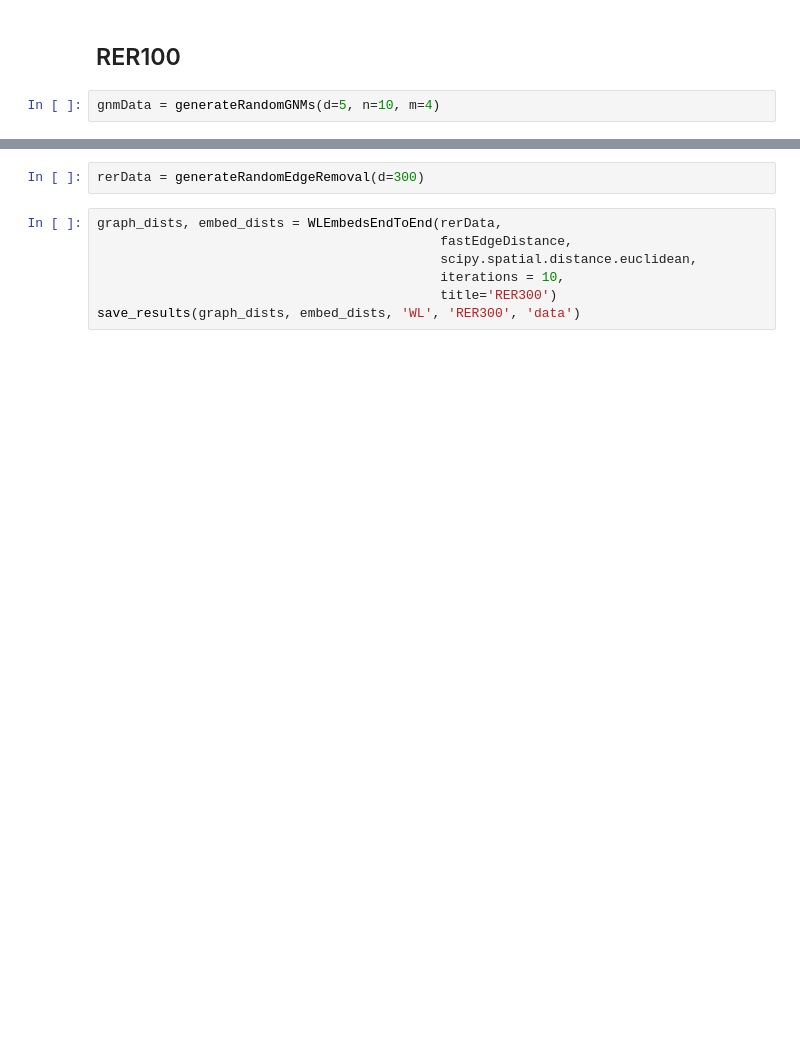
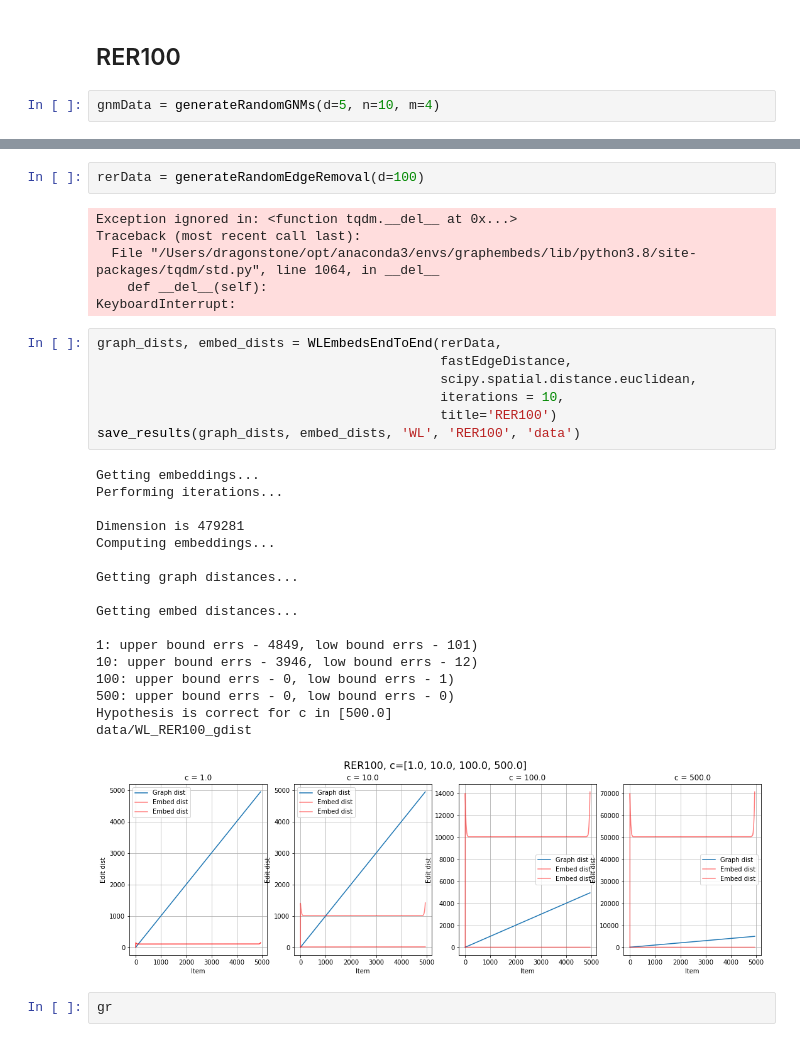
Before and after one commit to ponyfat/GraphsEmbedsDistances, a Jupyter notebook: Embeddings:Graphs distances computation.ipynb, the cells around one changed output, grey strips where cells are left out. Drawn from its saved outputs; the diff is of its cells as text; blank space fills up the shorter version.

```diff
--- a/Embeddings:Graphs distances computation.ipynb
+++ b/Embeddings:Graphs distances computation.ipynb
@@ -412,9 +391,35 @@ plt.plot(ds)
 # %%
-rerData = generateRandomEdgeRemoval(d=300)
+rerData = generateRandomEdgeRemoval(d=100)
+# %% [output]
+Exception ignored in: <function tqdm.__del__ at 0x...>
+Traceback (most recent call last):
+  File "/Users/dragonstone/opt/anaconda3/envs/graphembeds/lib/python3.8/site-packages/tqdm/std.py", line 1064, in __del__
+    def __del__(self):
+KeyboardInterrupt:
 # %%
 graph_dists, embed_dists = WLEmbedsEndToEnd(rerData,
                                             fastEdgeDistance,
                                             scipy.spatial.distance.euclidean,
                                             iterations = 10,
-                                            title='RER300')
-save_results(graph_dists, embed_dists, 'WL', 'RER300', 'data')
+                                            title='RER100')
+save_results(graph_dists, embed_dists, 'WL', 'RER100', 'data')
+# %% [output]
+Getting embeddings...
+Performing iterations...
+
+Dimension is 479281
+Computing embeddings...
+
+Getting graph distances...
+
+Getting embed distances...
+
+1: upper bound errs - 4849, low bound errs - 101)
+10: upper bound errs - 3946, low bound errs - 12)
+100: upper bound errs - 0, low bound errs - 1)
+500: upper bound errs - 0, low bound errs - 0)
+Hypothesis is correct for c in [500.0]
+data/WL_RER100_gdist
+[figure, added]
+# %%
+gr
```
Also changed, not shown: parts of 19 cells of this notebook, 3 other files.
